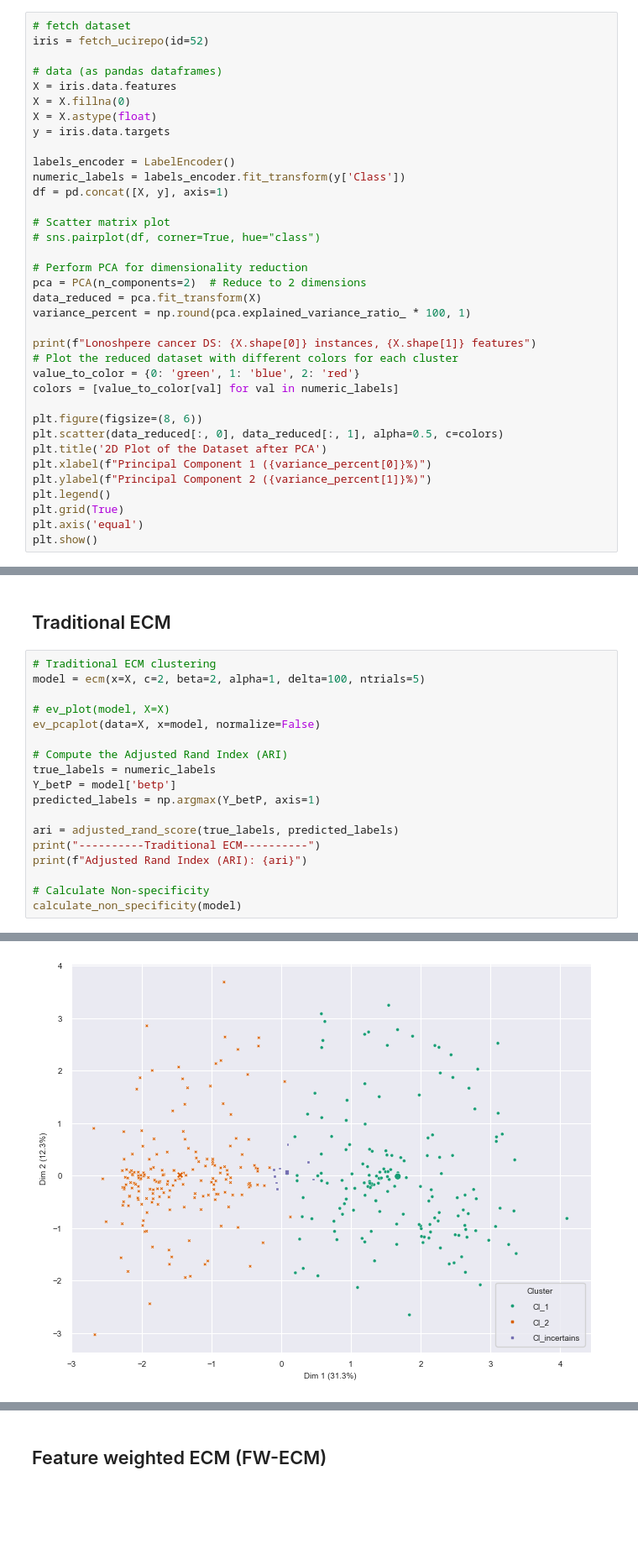
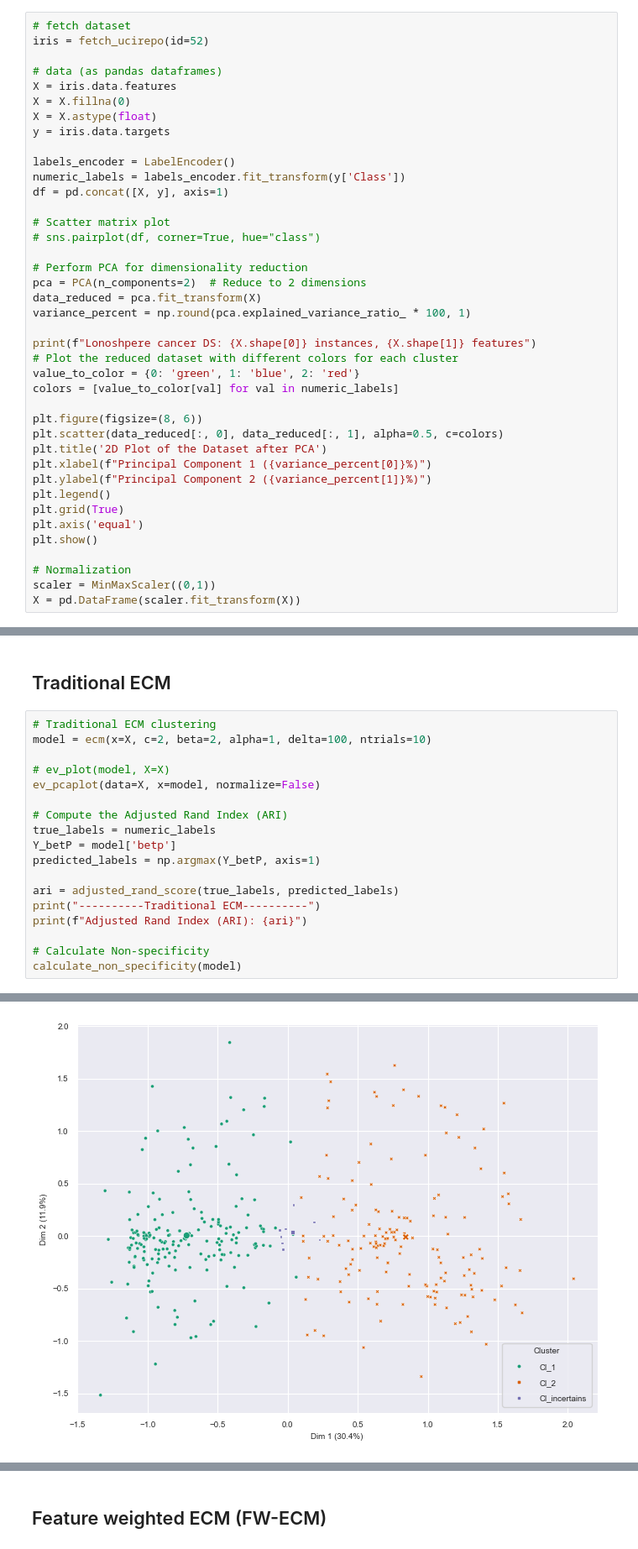
Before and after one commit to tridogithub/evclust, a Jupyter notebook: docs/fwecm_lonosphere.ipynb, the cells around one changed output, grey strips where cells are left out. Shown at 84% size. Drawn from its saved outputs; the diff is of its cells as text; blank space fills up the shorter version.

```diff
--- a/docs/fwecm_lonosphere.ipynb
+++ b/docs/fwecm_lonosphere.ipynb
@@ -51,6 +51,10 @@ plt.legend()
 plt.grid(True)
 plt.axis('equal')
 plt.show()
+
+# Normalization
+scaler = MinMaxScaler((0,1))
+X = pd.DataFrame(scaler.fit_transform(X))
 # %% [output]
 No artists with labels found to put in legend.  Note that artists whose label start with an underscore are ignored when legend() is called with no argument.
 Lonoshpere cancer DS: 351 instances, 34 features
@@ -89,7 +93,7 @@ def calculate_non_specificity(cluster_model):
 ## Traditional ECM
 # %%
 # Traditional ECM clustering
-model = ecm(x=X, c=2, beta=2, alpha=1, delta=100, ntrials=5)
+model = ecm(x=X, c=2, beta=2, alpha=1, delta=100, ntrials=10)
 
 # ev_plot(model, X=X)
 ev_pcaplot(data=X, x=model, normalize=False)
@@ -126,2 +130,2 @@ calculate_non_specificity(model)
-[figure, old version]
+[figure, new version]
 ----------Traditional ECM----------
```
Also changed, not shown: parts of 4 cells of this notebook, 2 other files.
